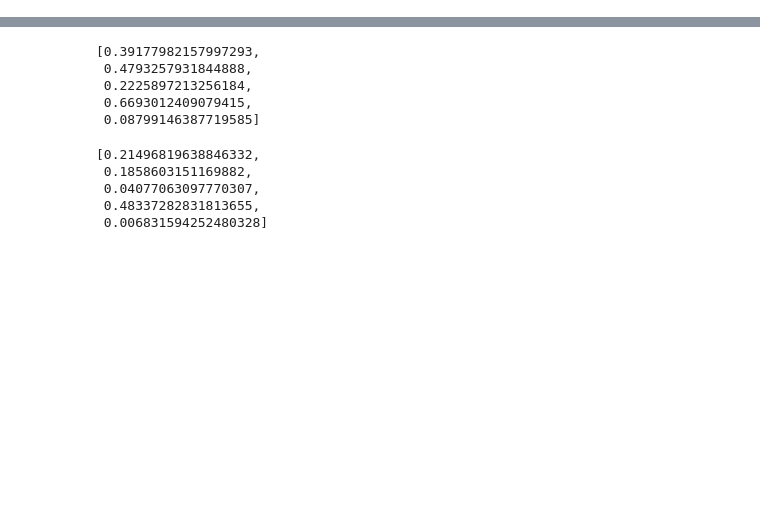
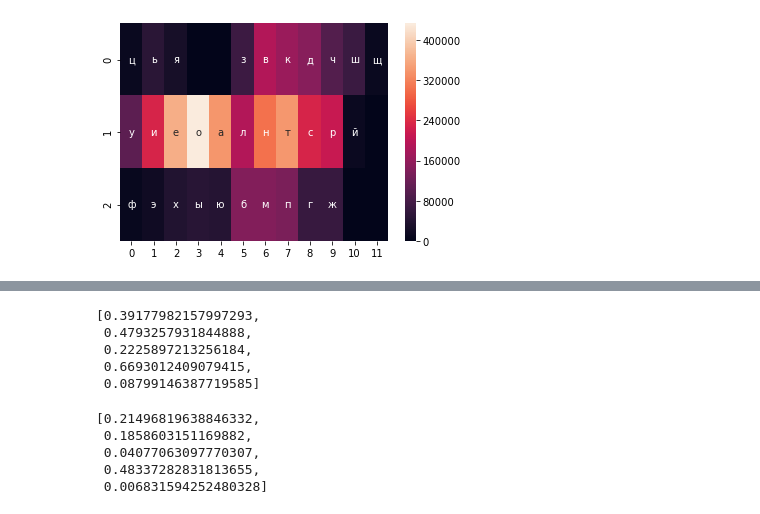
Before and after one commit to hexagramg/qwlayout, a Jupyter notebook: ergo3.ipynb, the cells around one changed output, grey strips where cells are left out. Cells and saved outputs as stored; diff of their text form; code cells hidden in the pictures; blank space fills up the shorter version.

```diff
--- a/ergo3.ipynb
+++ b/ergo3.ipynb
@@ -10,3 +11,7 @@ data = pt.DataHandler('dialogues.tsv')
 labels = [['й', 'ц', 'у', 'к', 'е', 'н', 'г', 'ш', 'щ', 'з', 'х', 'ъ'],
                 ['ф', 'ы', 'в', 'а', 'п', 'р', 'о', 'л', 'д', 'ж', 'э', ''],
                 ['я', 'ч', 'с', 'м', 'и', 'т', 'ь', 'б', 'ю', '', '', '']]
+# %%
+dyctL = [['ц','ь','я','','','з','в','к','д','ч','ш','щ'],
+         ['у','и','е','о','а','л','н','т','с','р','й',''],
+         ['ф','э','х','ы','ю','б','м','п','г','ж','','']]
@@ -18,0 +53,4 @@ dt.drawLayout(grades[-10][0], dt.translationMatcher, 0, data.generateDframe())
+# %%
+dt.drawLayout(dyctL, dt.translationMatcher, 0, data.generateDframe())
+# %% [output]
+[figure, added]
```
Also changed, not shown: parts of 29 cells of this notebook, 7 other files.
